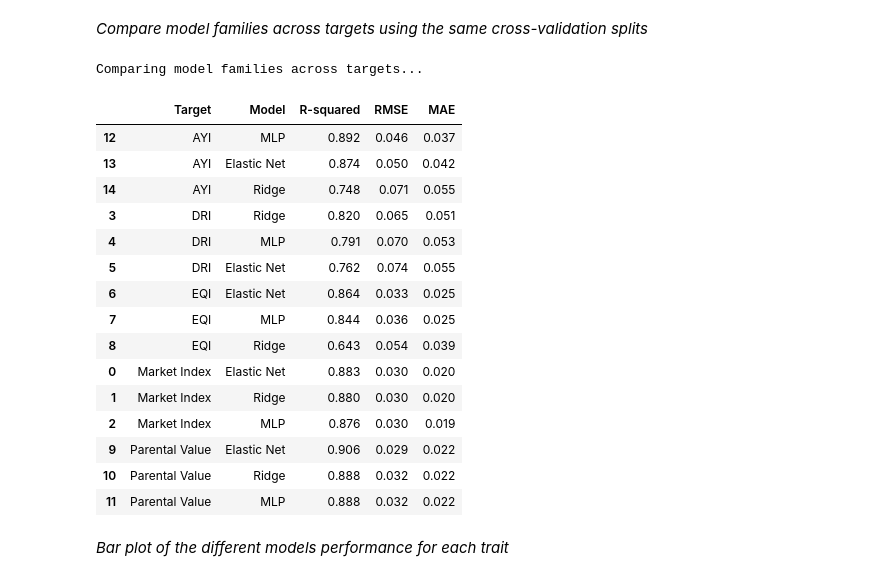
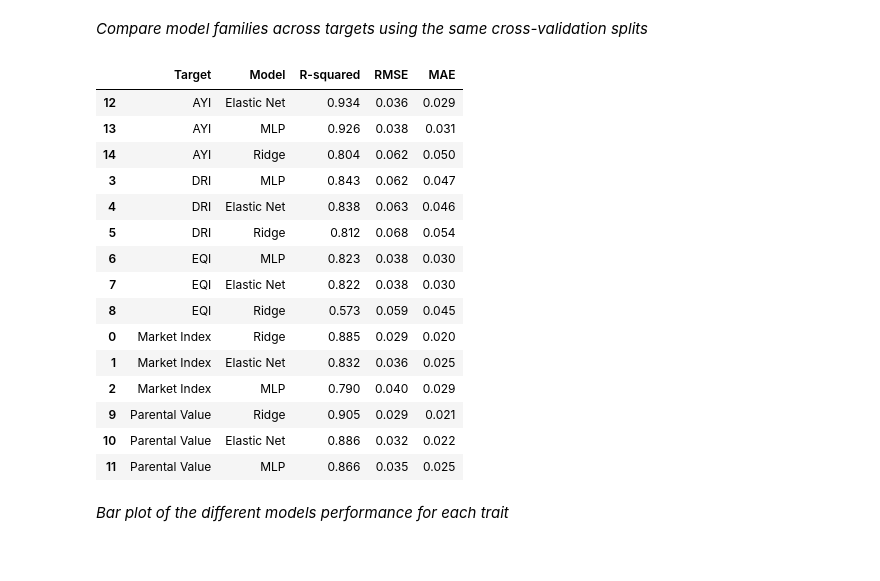
Before and after one commit to franciswk/fwk_madsv1.0, a Jupyter notebook: notebooks/02_genomic_prediction_analysis.ipynb, the cells around one changed output. Cells and saved outputs as stored; diff of their text form; code cells hidden in the pictures.

```diff
--- a/notebooks/02_genomic_prediction_analysis.ipynb
+++ b/notebooks/02_genomic_prediction_analysis.ipynb
@@ -253,14 +225,8 @@ weights make these proxy indices, not direct measurements of breeding value.
 # %% [markdown]
 *Target columns*
 # %%
-# Define the target columns for genomic prediction analysis
-TARGET_COLS = [
-    'market_index',
-    'dri',
-    'eqi',
-    'parental_value',
-    'ayi',
-]
+# Target columns come from the pipeline so the notebook and scripts stay in sync
+TARGET_COLS = list(capstone_pipeline.TARGET_COLUMNS)
 # %% [markdown]
 ### 1.4. Predictive Models and Cross-Validation
 
@@ -487,13 +454,24 @@ iqr_fig.show(config={'responsive': True})
 # %% [markdown]
 *Run the prediction pipeline and check clones that had both genotype and phenotype data (training set)*
 # %%
-# Run the capstone analysis pipeline and evaluate input data alignment and cross-validated performance
-# Run the capstone analysis pipeline for the specified targets
+# Fit every target with every model family once, using the same CV splits.
+# The fitted models are reused below for the Elastic Net outputs and the candidate ranking.
+print('Fitting all model families for every target...')
+model_comparison, model_outcomes = capstone_pipeline.compare_model_families_across_targets(
+    phenotype_path=PHENOTYPE_PATH,
+    genotype_path=GENOTYPE_PATH,
+    output_dir=OUTPUT_DIR,
+    targets=TARGET_COLS,
+    return_outcomes=True,
+)
+
+# Primary-model (Elastic Net) predictions and rankings, reusing the fits above.
 results = run_capstone_analysis(
     phenotype_path=PHENOTYPE_PATH,
     genotype_path=GENOTYPE_PATH,
     output_dir=OUTPUT_DIR,
     targets=TARGET_COLS,
+    outcomes=model_outcomes,
 )
 
 # How many clones had both genotype and phenotype data (the training set)?
@@ -589,53 +567,36 @@ fig.show(config={'responsive': True})
 # %% [markdown]
 *Compare model families across targets using the same cross-validation splits*
 # %%
-# Import and reload the capstone pipeline module to pick up any changes
-import importlib
-import src.capstone_pipeline as capstone_pipeline
-
-capstone_pipeline = importlib.reload(capstone_pipeline) # Reload the module to pick up any changes
-compare_model_families_across_targets = capstone_pipeline.compare_model_families_across_targets # Function to compare model families across targets
-TARGET_COLUMNS = capstone_pipeline.TARGET_COLUMNS
-
-# Same cross-validation splits for every model family, so the scores are a fair comparison.
-MODEL_FAMILIES_TO_COMPARE = ("ridge", "elastic_net", "mlp_baseline")
-
-print('Comparing model families across targets...')
-model_comparison = compare_model_families_across_targets(
-    phenotype_path=PHENOTYPE_PATH,
-    genotype_path=GENOTYPE_PATH,
-    output_dir=OUTPUT_DIR,
-    model_families=MODEL_FAMILIES_TO_COMPARE,
-)
+# Model comparison from the fits above: same cross-validation splits for every
+# model family, so the scores are a fair comparison.
 table = (
     model_comparison.assign(
         Target=model_comparison['target'].map(TARGET_NAMES),
         Model=model_comparison['model_family'].map(MODEL_NAMES),
     )
     .sort_values(['Target', 'cv_r2'], ascending=[True, False])
     [['Target', 'Model', 'cv_r2', 'cv_rmse', 'cv_mae']]
     .rename(columns={'cv_r2': 'R-squared', 'cv_rmse': 'RMSE', 'cv_mae': 'MAE'})
 )
 
 table.round(3)
 # %% [output]
-Comparing model families across targets...
 |  | Target | Model | R-squared | RMSE | MAE |
-| 12 | AYI | MLP | 0.892 | 0.046 | 0.037 |
-| 13 | AYI | Elastic Net | 0.874 | 0.050 | 0.042 |
-| 14 | AYI | Ridge | 0.748 | 0.071 | 0.055 |
-| 3 | DRI | Ridge | 0.820 | 0.065 | 0.051 |
-| 4 | DRI | MLP | 0.791 | 0.070 | 0.053 |
-| 5 | DRI | Elastic Net | 0.762 | 0.074 | 0.055 |
-| 6 | EQI | Elastic Net | 0.864 | 0.033 | 0.025 |
-| 7 | EQI | MLP | 0.844 | 0.036 | 0.025 |
-| 8 | EQI | Ridge | 0.643 | 0.054 | 0.039 |
-| 0 | Market Index | Elastic Net | 0.883 | 0.030 | 0.020 |
-| 1 | Market Index | Ridge | 0.880 | 0.030 | 0.020 |
-| 2 | Market Index | MLP | 0.876 | 0.030 | 0.019 |
-| 9 | Parental Value | Elastic Net | 0.906 | 0.029 | 0.022 |
-| 10 | Parental Value | Ridge | 0.888 | 0.032 | 0.022 |
-| 11 | Parental Value | MLP | 0.888 | 0.032 | 0.022 |
+| 12 | AYI | Elastic Net | 0.934 | 0.036 | 0.029 |
+| 13 | AYI | MLP | 0.926 | 0.038 | 0.031 |
+| 14 | AYI | Ridge | 0.804 | 0.062 | 0.050 |
+| 3 | DRI | MLP | 0.843 | 0.062 | 0.047 |
+| 4 | DRI | Elastic Net | 0.838 | 0.063 | 0.046 |
+| 5 | DRI | Ridge | 0.812 | 0.068 | 0.054 |
+| 6 | EQI | MLP | 0.823 | 0.038 | 0.030 |
+| 7 | EQI | Elastic Net | 0.822 | 0.038 | 0.030 |
+| 8 | EQI | Ridge | 0.573 | 0.059 | 0.045 |
+| 0 | Market Index | Ridge | 0.885 | 0.029 | 0.020 |
+| 1 | Market Index | Elastic Net | 0.832 | 0.036 | 0.025 |
+| 2 | Market Index | MLP | 0.790 | 0.040 | 0.029 |
+| 9 | Parental Value | Ridge | 0.905 | 0.029 | 0.021 |
+| 10 | Parental Value | Elastic Net | 0.886 | 0.032 | 0.022 |
+| 11 | Parental Value | MLP | 0.866 | 0.035 | 0.025 |
 # %% [markdown]
 *Bar plot of the different models performance for each trait*
 # %%
```
Also changed, not shown: parts of 23 cells of this notebook, 25 other files.
